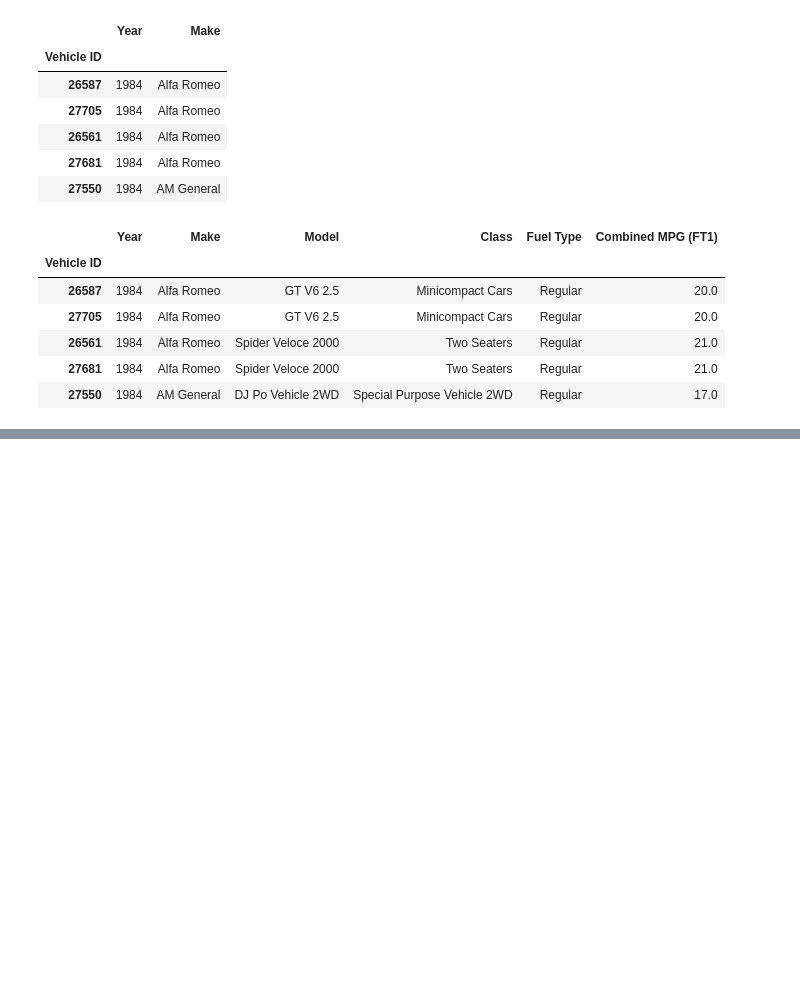
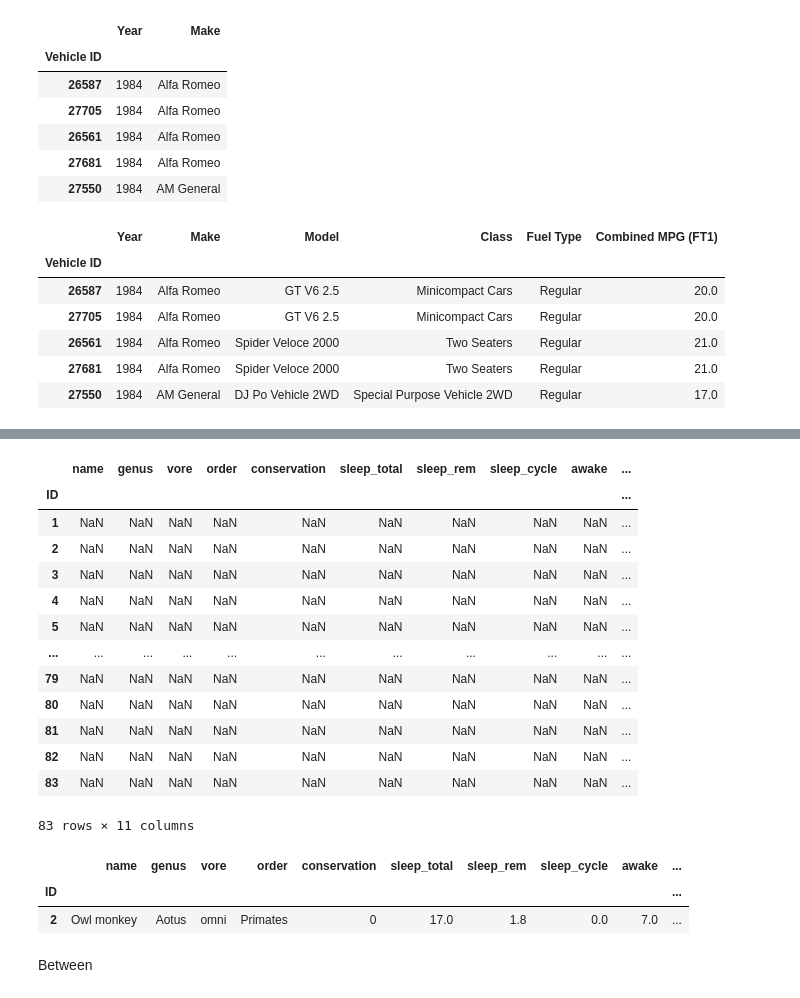
Before and after one commit to Szafranerio/Data_InDepth, a Jupyter notebook: Pandas/Pandas_DataFrame.ipynb, the cells around one changed output, grey strips where cells are left out. Drawn from its saved outputs; the diff is of its cells as text; code cells hidden in the pictures; blank space fills up the shorter version.

```diff
--- a/Pandas/Pandas_DataFrame.ipynb
+++ b/Pandas/Pandas_DataFrame.ipynb
@@ -270,0 +653,28 @@ data.dropna(subset=['Class']).head()
+# %%
+#Find carni
+carni = animals.where(animals.vore == 'Carni')
+carni
+# %% [output]
+|  | name | genus | vore | order | conservation | sleep_total | sleep_rem | sleep_cycle | awake | ... |
+| ID |  |  |  |  |  |  |  |  |  | ... |
+| 1 | NaN | NaN | NaN | NaN | NaN | NaN | NaN | NaN | NaN | ... |
+| 2 | NaN | NaN | NaN | NaN | NaN | NaN | NaN | NaN | NaN | ... |
+| 3 | NaN | NaN | NaN | NaN | NaN | NaN | NaN | NaN | NaN | ... |
+| 4 | NaN | NaN | NaN | NaN | NaN | NaN | NaN | NaN | NaN | ... |
+| 5 | NaN | NaN | NaN | NaN | NaN | NaN | NaN | NaN | NaN | ... |
+| ... | ... | ... | ... | ... | ... | ... | ... | ... | ... | ... |
+| 79 | NaN | NaN | NaN | NaN | NaN | NaN | NaN | NaN | NaN | ... |
+| 80 | NaN | NaN | NaN | NaN | NaN | NaN | NaN | NaN | NaN | ... |
+| 81 | NaN | NaN | NaN | NaN | NaN | NaN | NaN | NaN | NaN | ... |
+| 82 | NaN | NaN | NaN | NaN | NaN | NaN | NaN | NaN | NaN | ... |
+| 83 | NaN | NaN | NaN | NaN | NaN | NaN | NaN | NaN | NaN | ... |
+83 rows × 11 columns
+# %%
+#Filtering with query, you can add values that you are looking for
+animals.query("sleep_total > 14 and sleep_rem < 2 & conservation == 0 & vore == 'omni'")
+# %% [output]
+|  | name | genus | vore | order | conservation | sleep_total | sleep_rem | sleep_cycle | awake | ... |
+| ID |  |  |  |  |  |  |  |  |  | ... |
+| 2 | Owl monkey | Aotus | omni | Primates | 0 | 17.0 | 1.8 | 0.0 | 7.0 | ... |
+# %% [markdown]
+Between
```
Also changed, not shown: parts of 34 cells of this notebook.
